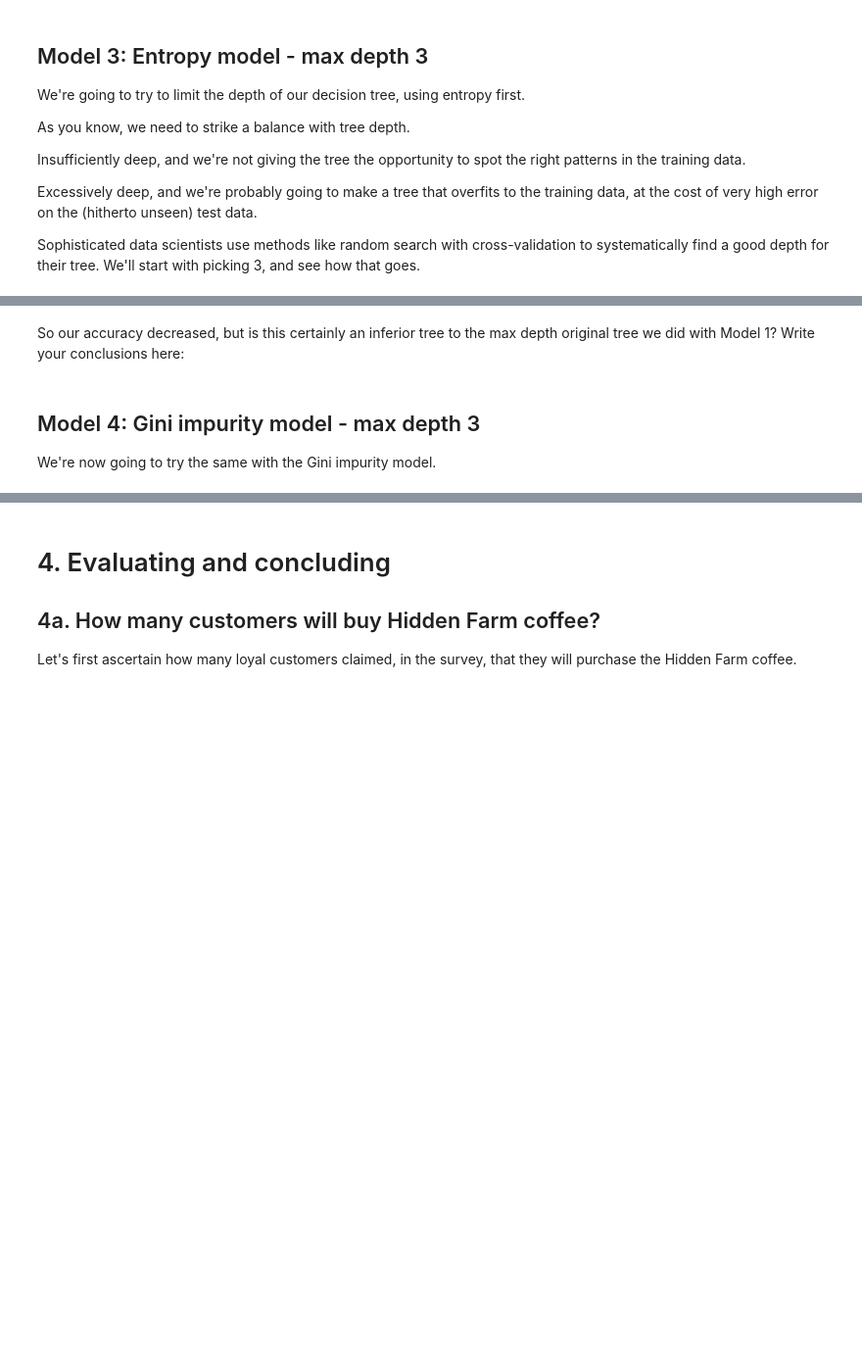
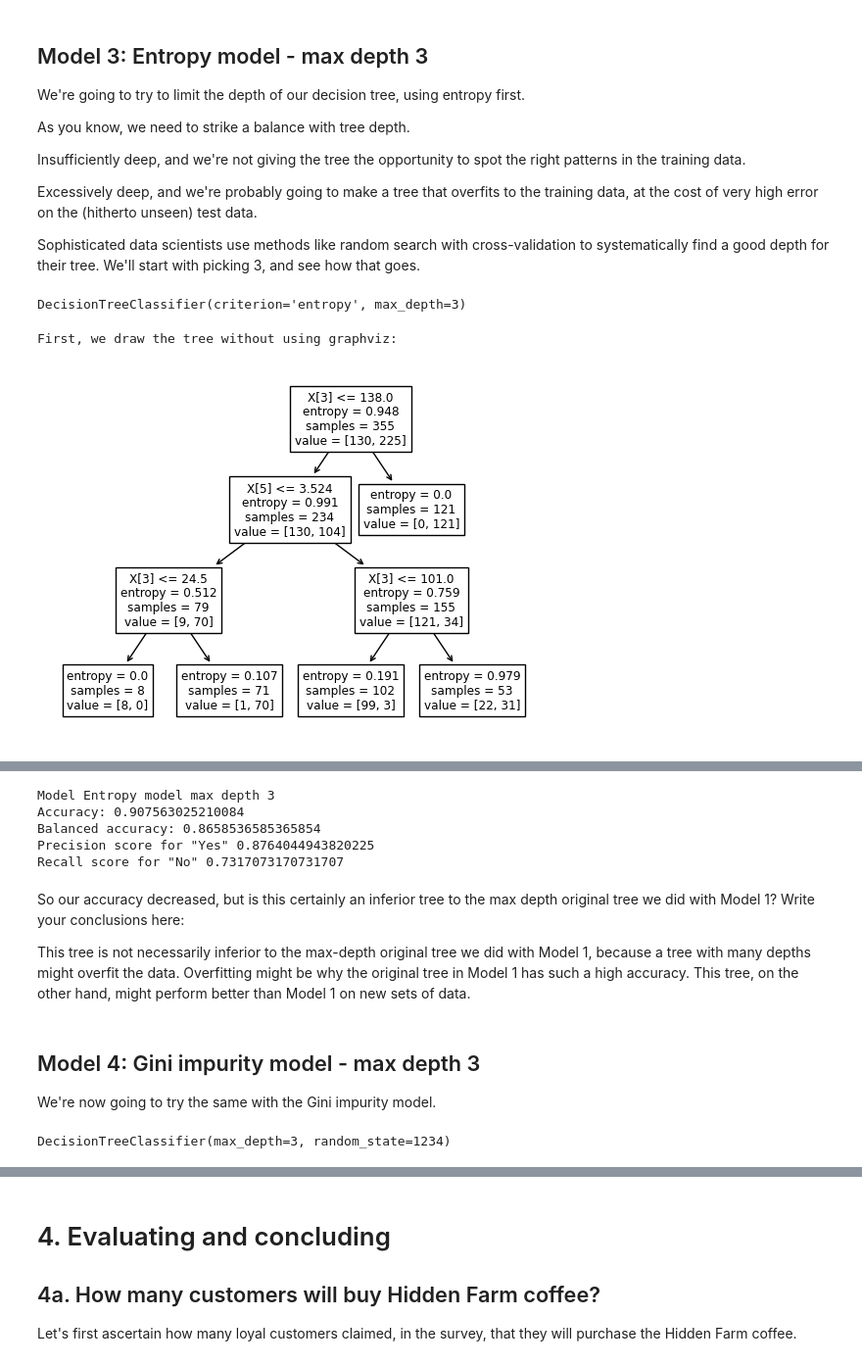
Before and after one commit to nhongphuc/Springboard, a Jupyter notebook: 1613148038_Springboard_Decision_Tree_Specialty_Coffee_Case_Study_28012021_2_/Springboard Decision Tree Specialty Coffee Case Study - Tier 3.ipynb, the cells around one changed output, grey strips where cells are left out. Shown at 98% size. Saved outputs shown, nothing was run; the diff lists cells and outputs as text; code cells hidden in the pictures; blank space fills up the shorter version.

```diff
--- a/1613148038_Springboard_Decision_Tree_Specialty_Coffee_Case_Study_28012021_2_/Springboard Decision Tree Specialty Coffee Case Study - Tier 3.ipynb
+++ b/1613148038_Springboard_Decision_Tree_Specialty_Coffee_Case_Study_28012021_2_/Springboard Decision Tree Specialty Coffee Case Study - Tier 3.ipynb
@@ -478,11 +501,27 @@ Excessively deep, and we're probably going to make a tree that overfits to the t
 Sophisticated data scientists use methods like random search with cross-validation to systematically find a good depth for their tree. We'll start with picking 3, and see how that goes.
 # %%
 # Made a model as before, but call it entr_model2, and make the max_depth parameter equal to 3.
-# Execute the fitting, predicting, and Series operations as before
-_ _ _
+
+entr_model2 = tree.DecisionTreeClassifier(criterion='entropy', max_depth = 3)
+entr_model2 = entr_model2.fit(X_train, y_train)
+y_pred = entr_model2.predict(X_test)
+y_pred = pd.Series(y_pred)
+entr_model2
+# %% [output]
+DecisionTreeClassifier(criterion='entropy', max_depth=3)
 # %%
 # As before, we need to visualize the tree to grasp its nature
-_ _ _
+print("First, we draw the tree without using graphviz:")
+tree.plot_tree(entr_model2)
+plt.show()
 
 # Alternatively for class_names use entr_model2.classes_
-_ _ _
+dot_data = tree.export_graphviz(entr_model2, out_file=None,
+                                filled=True, rounded=True,
+                special_characters=True, feature_names=X_train.columns,class_names = entr_model2.classes_)
+
+graph = graphviz.Source(dot_data)
+graph
+# %% [output]
+First, we draw the tree without using graphviz:
+[figure, added]
@@ -493,14 +533,27 @@ print("Accuracy:", metrics.accuracy_score(y_test,y_pred))
 print("Balanced accuracy:", metrics.balanced_accuracy_score(y_test,y_pred))
 print('Precision score for "Yes"' , metrics.precision_score(y_test,y_pred, pos_label = "YES"))
 print('Recall score for "No"' , metrics.recall_score(y_test,y_pred, pos_label = "NO"))
+# %% [output]
+Model Entropy model max depth 3
+Accuracy: 0.907563025210084
+Balanced accuracy: 0.8658536585365854
+Precision score for "Yes" 0.8764044943820225
+Recall score for "No" 0.7317073170731707
 # %% [markdown]
 So our accuracy decreased, but is this certainly an inferior tree to the max depth original tree we did with Model 1? Write your conclusions here:
+
+This tree is not necessarily inferior to the max-depth original tree we did with Model 1, because a tree with many depths might overfit the data. Overfitting might be why the original tree in Model 1 has such a high accuracy. This tree, on the other hand, might perform better than Model 1 on new sets of data.
 # %% [markdown]
 ## Model 4: Gini impurity  model - max depth 3
 We're now going to try the same with the Gini impurity model.
 # %%
 # As before, make a variable, but call it gini_model2, and ensure the max_depth parameter is set to 3
-_ _ _ = _ _ _._ _ _(_ _ _ ='_ _ _ ', _ _ _ = 1234, _ _ _  = _ _ _ )
+gini_model2 = tree.DecisionTreeClassifier(criterion ='gini', random_state = 1234, max_depth  = 3 )
 
 # Do the fit, predict, and series transformations as before.
-_ _ _
+gini_model2 = gini_model2.fit(X_train, y_train)
+y_pred = gini_model2.predict(X_test)
+y_pred = pd.Series(y_pred)
+gini_model2
+# %% [output]
+DecisionTreeClassifier(max_depth=3, random_state=1234)
```
Also changed, not shown: parts of 27 cells of this notebook.
